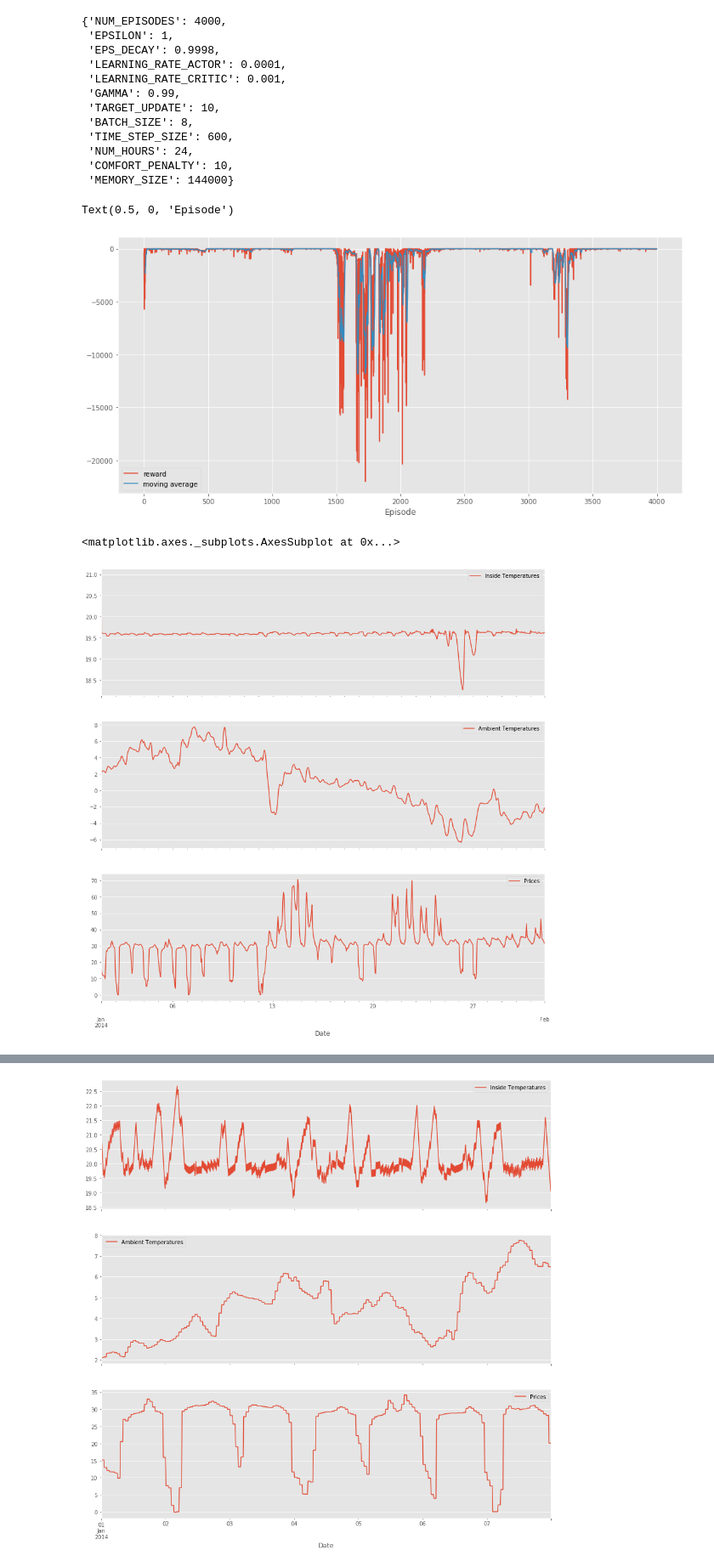
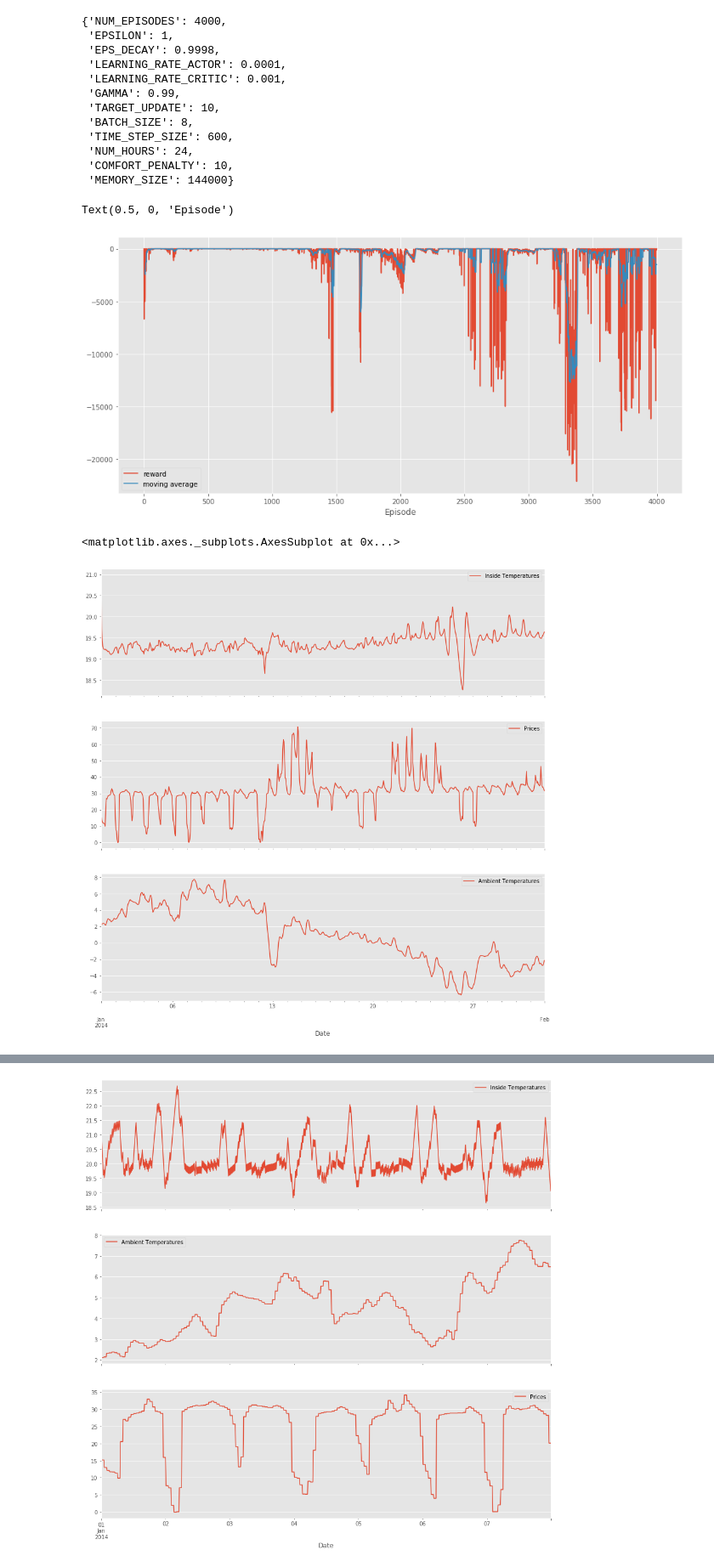
Before and after one commit to Cernewein/heating-RL-agent, a Jupyter notebook: Notebooks/Visualization.ipynb, the cells around one changed output, grey strips where cells are left out. Shown at 85% size. Saved outputs shown, nothing was run; the diff lists cells and outputs as text; code cells hidden in the pictures.

```diff
--- a/Notebooks/Visualization.ipynb
+++ b/Notebooks/Visualization.ipynb
@@ -329,7 +330,7 @@ total_power
 # %% [markdown]
 # DDPG
 # %%
-rewards = pkl.load(open('data/output/DDPG/3238021_dynamic_True_rewards_dqn.pkl', "rb"))
+rewards = pkl.load(open('data/output/DDPG/5751464_dynamic_True_rewards_dqn.pkl', "rb"))
 # %%
 rewards[-1]
 # %% [output]
@@ -362,22 +363,24 @@ plt.xlabel('Episode')
 #plt.savefig('data/output/rewards_dynamic_dqn.png')
 # %% [output]
 Text(0.5, 0, 'Episode')
-[figure, old version]
+[figure, new version]
 # %%
-eval_data = pkl.load(open('data/output/DDPG/DDPG_1h_eval.pkl', 'rb'))
+eval_data = pkl.load(open('data/output/DDPG/DDPG_eval.pkl', 'rb'))
+# %%
+eval_data = pkl.load(open('data/output/DDPG/Model_for_multi_building/DDPG_19_degrees_eval.pkl', 'rb'))
 # %%
 eval_data['Date'] = pd.date_range(start='2014-01-01',end='2014-02-01', periods=len(eval_data))
 eval_data.index = eval_data['Date']
 # %%
 fig, axs = plt.subplots(3,figsize=(15,15), sharex=True)
 
 eval_data['Inside Temperatures'].plot(ax=axs[0], legend=True)
-eval_data['Ambient Temperatures'].plot(ax=axs[1], legend=True)
-eval_data['Prices'].plot(ax=axs[2], legend=True)
+eval_data['Ambient Temperatures'].plot(ax=axs[2], legend=True)
+eval_data['Prices'].plot(ax=axs[1], legend=True)
 #plt.savefig('data/output/DDPG/DDPG_1h_eval.png',bbox_inches='tight')
 # %% [output]
 <matplotlib.axes._subplots.AxesSubplot at 0x...>
-[figure, old version]
+[figure, new version]
 # %%
 costs_ddpg = sum(2000*eval_data['Prices']/1e6*eval_data['Actions']*60*60/3600)
 # %%
```
Also changed, not shown: parts of 7 cells of this notebook, 3 other files.
